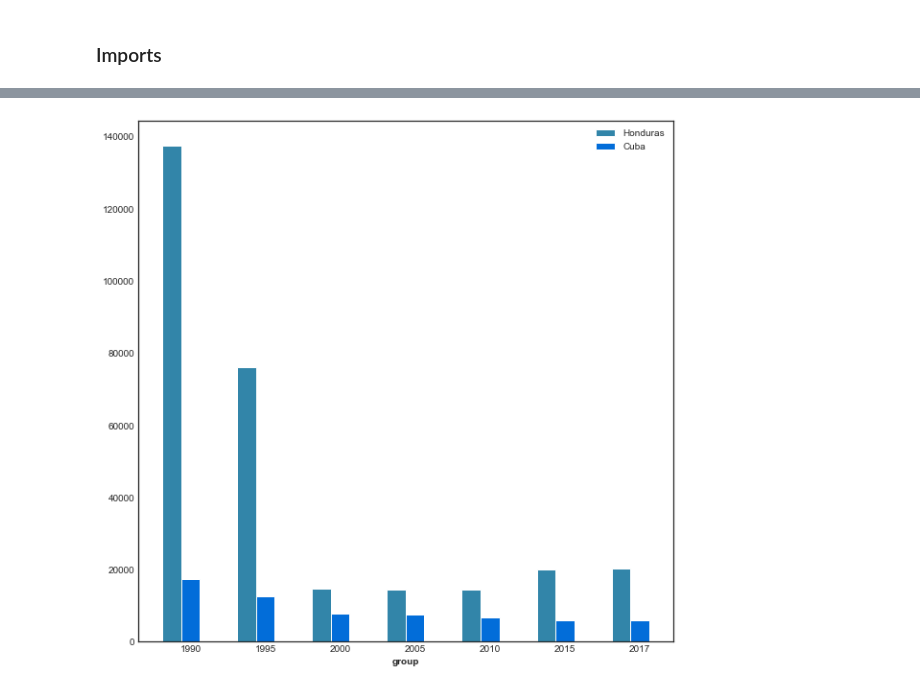
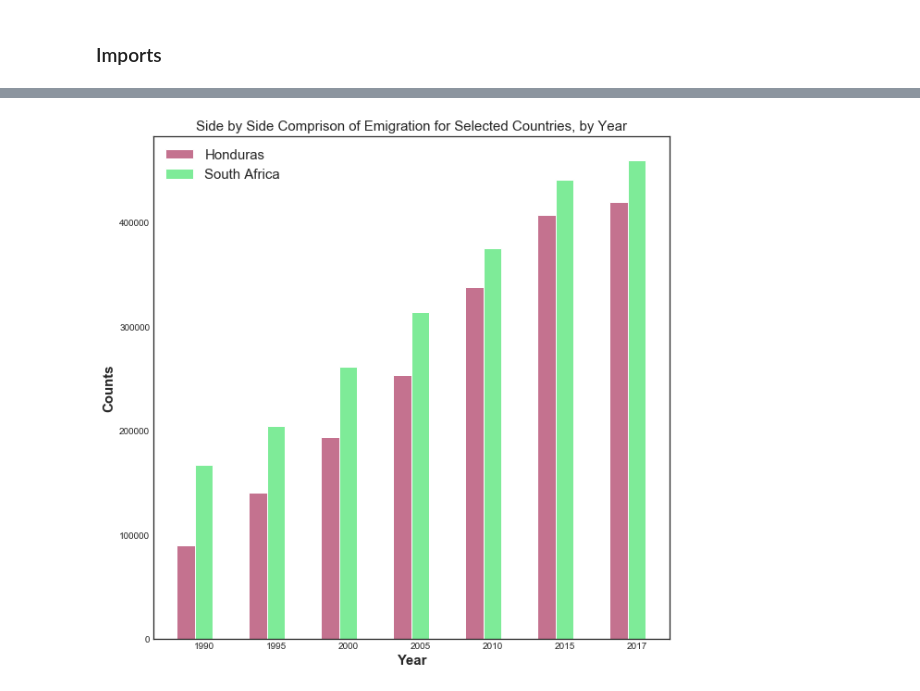
Before and after one commit to ds-modules/IAS-150, a Jupyter notebook: development/IAS-150_graphing.ipynb, the cells around one changed output, grey strips where cells are left out. Saved outputs shown, nothing was run; the diff lists cells and outputs as text; code cells hidden in the pictures.

Commit message:
graphing first commit

```diff
--- a/development/IAS-150_graphing.ipynb
+++ b/development/IAS-150_graphing.ipynb
@@ -15,2 +16,2 @@ ModuleNotFoundError: No module named 'migrant_functions'
 # %%
-migrant_data = pd.read_csv('migrant_table_final.csv')
+migrant_data = pd.read_csv('migrant_table_final.csv').drop(columns=['Unnamed: 0'])
@@ -19,4 +28,13 @@ FileNotFoundError: File b'migrant_table_final.csv' does not exist
 # %%
+# Compares Multiple Countries
+# Arguments:
+    # variable: Gender
+    # variable_type: Male or Female
+    # immigraiton_type: type of migration (Immigration or Emigration)
+        # this is to be specified when looking at gender as the variable
+    # interest_country_list: countries to compare
+    # plot_type: 'line' or 'bar'
+
 # either a bar graph or line graph
     # if bar, x = year, y=variable
     # if line, y=country, x=year
@@ -24,6 +42,7 @@ FileNotFoundError: File b'migrant_table_final.csv' does not exist
 def multiple_pick_and_graph(migrant_data, variable, variable_type, immigration_type, interest_country_list, plot_type):
     selected_data = migrant_data.loc[(migrant_data[variable] == variable_type)
                                      & (migrant_data['Migration Type'] == immigration_type),:]
+
     picks = selected_data[['Country', 'Year', 'Total Migration']]
 
     if plot_type == 'line':
@@ -61,11 +80,11 @@ def multiple_pick_and_graph(migrant_data, variable, variable_type, immigration_t
 
 
 
-        plt.text(2019, np.log(end_value), interest_country_list[0], horizontalalignment='left', size='small', color='black')
+        plt.text(2019, np.log(end_value), interest_country_list[0], horizontalalignment='left', size='large', color='black')
 
-        plt.title('Female' + ' ' + 'immigration ' + "For Each Country, by Year", loc='left', fontsize=12, fontweight=0, color='black');
-        plt.xlabel("Year");
-        plt.ylabel("log(Immigration)");
+        plt.title('Female' + ' ' + 'immigration ' + "For Each Country, by Year", loc='left', fontsize=15, fontweight=0, color='black');
+        plt.xlabel("Year", size=15);
+        plt.ylabel("log(Immigration)", size=15);
         plt.show()
 
 
@@ -97,20 +116,23 @@ def multiple_pick_and_graph(migrant_data, variable, variable_type, immigration_t
             plt.bar(pos, bar, color=(random.uniform(0, 1), random.uniform(0, 1), random.uniform(0, 1)), width=barWidth, edgecolor='white', label=label)
 
         # Add xticks on the middle of the group bars
-        plt.xlabel('group', fontweight='bold')
+        plt.title('Side by Side Comprison of ' + immigration_type + ' for Selected Countries, by Year', size=15)
+        plt.xlabel('Year', fontweight='bold', size=15)
+        plt.ylabel('Counts', fontweight='bold', size=15)
         plt.xticks([r + barWidth for r in range(len(bars[0]))], ['1990', '1995', '2000',
                                                                  '2005', '2010', '2015', '2017'])
 
+
         # Create legend & Show graphic
-        plt.legend()
+        plt.legend(prop={'size': 15})
         plt.show()
 
     else:
         print('Not a valid visulization!')
 # %%
-multiple_pick_and_graph(migrant_data, 'Gender', 'female', 'Immigration', ['Honduras', 'Cuba'], 'bar')
+multiple_pick_and_graph(migrant_data, 'Gender', 'male', 'Emigration', ['Honduras', 'South Africa'], 'bar')
 # %% [output]
-[figure, old version]
+[figure, new version]
 # %%
 multiple_pick_and_graph(migrant_data, 'Gender', 'female', 'Immigration', ['Mexico'], 'line')
 # %% [output]
```
Also changed, not shown: parts of 13 cells of this notebook, 1 other file.
